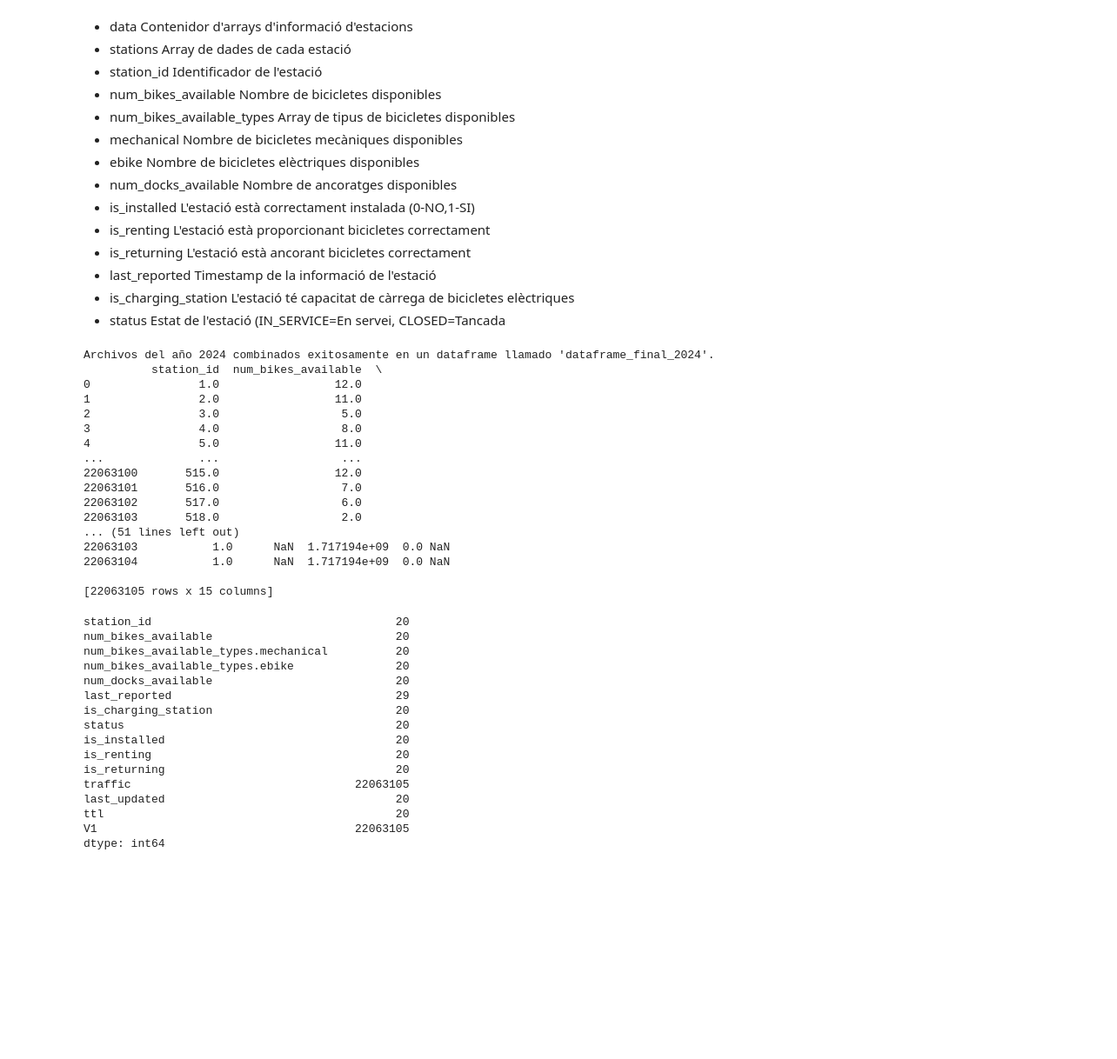
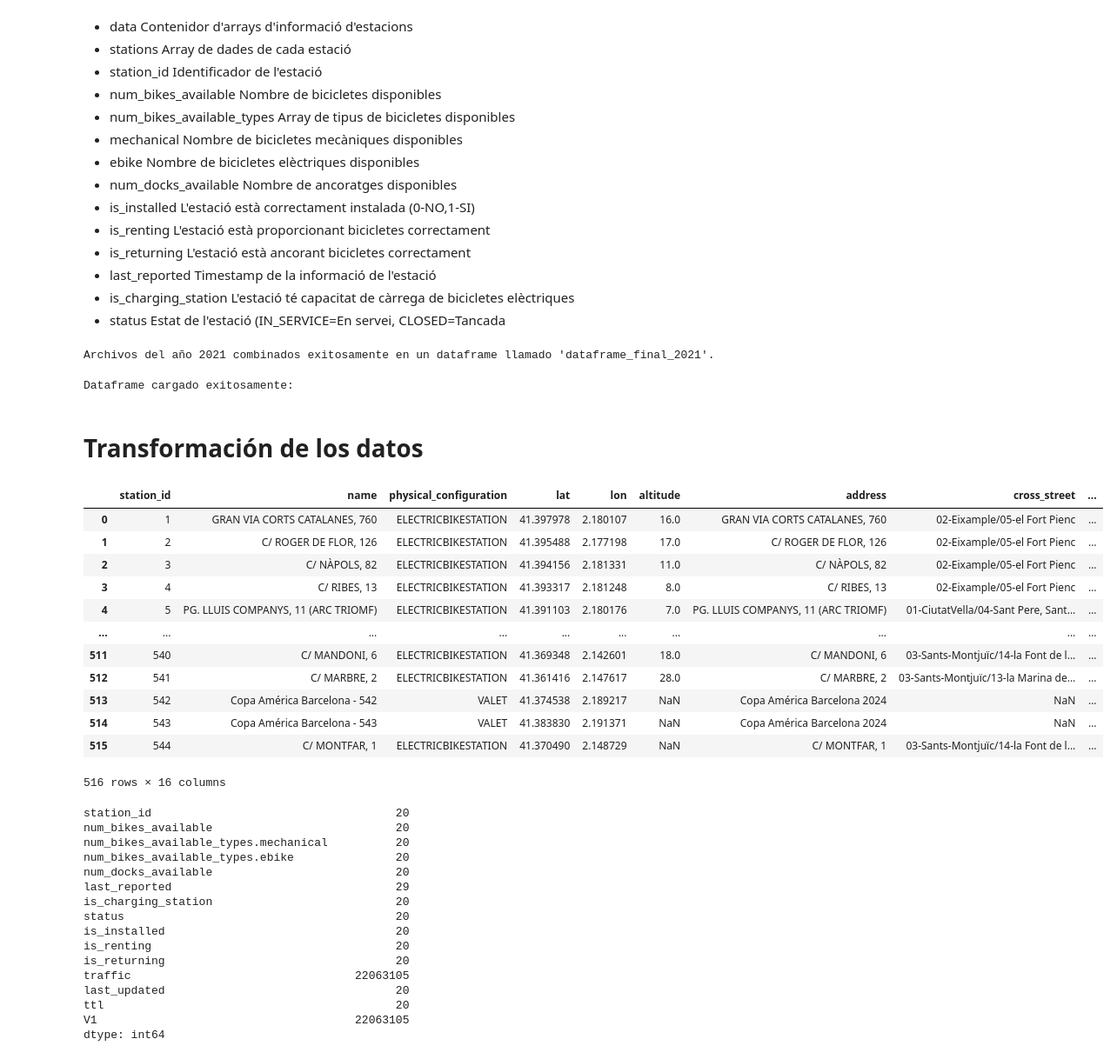
Before and after one commit to Isanagui1818/UB-capston-project, a Jupyter notebook: analisis exploratorio.ipynb, the cells around one changed output. Shown: that part at 87% size. Cells and saved outputs as stored; diff of their text form; code cells hidden in the pictures; blank space fills up the shorter version.

```diff
--- a/analisis exploratorio.ipynb
+++ b/analisis exploratorio.ipynb
@@ -55,25 +55,38 @@ nombre_variable = f"dataframe_final_{año_filtrar}"
 globals()[nombre_variable] = dataframe_final
 
 print(f"Archivos del año {año_filtrar} combinados exitosamente en un dataframe llamado '{nombre_variable}'.")
-print(globals()[nombre_variable])
 # %% [output]
-Archivos del año 2024 combinados exitosamente en un dataframe llamado 'dataframe_final_2024'.
-          station_id  num_bikes_available  \
-0                1.0                 12.0
-1                2.0                 11.0
-2                3.0                  5.0
-3                4.0                  8.0
-4                5.0                 11.0
-...              ...                  ...
-22063100       515.0                 12.0
-22063101       516.0                  7.0
-22063102       517.0                  6.0
-22063103       518.0                  2.0
-... (51 lines left out)
-22063103           1.0      NaN  1.717194e+09  0.0 NaN
-22063104           1.0      NaN  1.717194e+09  0.0 NaN
-
-[22063105 rows x 15 columns]
+Archivos del año 2021 combinados exitosamente en un dataframe llamado 'dataframe_final_2021'.
+# %%
+# Ruta de la carpeta con los archivos CSV
+carpeta_origen = "C:/Users/isana/Desktop/Datos bicing"
+
+# Leer el archivo CSV y guardarlo en un dataframe
+ruta_archivo = os.path.join(carpeta_origen, 'Informacio_Estacions_Bicing_2025.csv')
+Info_bicing_csv = pd.read_csv(ruta_archivo)
+
+# Visualizar el contenido del dataframe
+print("Dataframe cargado exitosamente:")
+# %% [output]
+Dataframe cargado exitosamente:
+# %% [markdown]
+# Transformación de los datos
+# %%
+Info_bicing_csv
+# %% [output]
+|  | station_id | name | physical_configuration | lat | lon | altitude | address | cross_street | ... |
+| 0 | 1 | GRAN VIA CORTS CATALANES, 760 | ELECTRICBIKESTATION | 41.397978 | 2.180107 | 16.0 | GRAN VIA CORTS CATALANES, 760 | 02-Eixample/05-el Fort Pienc | ... |
+| 1 | 2 | C/ ROGER DE FLOR, 126 | ELECTRICBIKESTATION | 41.395488 | 2.177198 | 17.0 | C/ ROGER DE FLOR, 126 | 02-Eixample/05-el Fort Pienc | ... |
+| 2 | 3 | C/ NÀPOLS, 82 | ELECTRICBIKESTATION | 41.394156 | 2.181331 | 11.0 | C/ NÀPOLS, 82 | 02-Eixample/05-el Fort Pienc | ... |
+| 3 | 4 | C/ RIBES, 13 | ELECTRICBIKESTATION | 41.393317 | 2.181248 | 8.0 | C/ RIBES, 13 | 02-Eixample/05-el Fort Pienc | ... |
+| 4 | 5 | PG. LLUIS COMPANYS, 11 (ARC TRIOMF) | ELECTRICBIKESTATION | 41.391103 | 2.180176 | 7.0 | PG. LLUIS COMPANYS, 11 (ARC TRIOMF) | 01-CiutatVella/04-Sant Pere, Sant... | ... |
+| ... | ... | ... | ... | ... | ... | ... | ... | ... | ... |
+| 511 | 540 | C/ MANDONI, 6 | ELECTRICBIKESTATION | 41.369348 | 2.142601 | 18.0 | C/ MANDONI, 6 | 03-Sants-Montjuïc/14-la Font de l... | ... |
+| 512 | 541 | C/ MARBRE, 2 | ELECTRICBIKESTATION | 41.361416 | 2.147617 | 28.0 | C/ MARBRE, 2 | 03-Sants-Montjuïc/13-la Marina de... | ... |
+| 513 | 542 | Copa América Barcelona - 542 | VALET | 41.374538 | 2.189217 | NaN | Copa América Barcelona 2024 | NaN | ... |
+| 514 | 543 | Copa América Barcelona - 543 | VALET | 41.383830 | 2.191371 | NaN | Copa América Barcelona 2024 | NaN | ... |
+| 515 | 544 | C/ MONTFAR, 1 | ELECTRICBIKESTATION | 41.370490 | 2.148729 | NaN | C/ MONTFAR, 1 | 03-Sants-Montjuïc/14-la Font de l... | ... |
+516 rows × 16 columns
 # %%
 # Transformar las dos variables timestamp en formato segundos a formato fecha
 dataframe_final_2024['last_reported']=pd.to_datetime(dataframe_final_2024['last_reported'], unit='s')
```
Also changed, not shown: parts of 1 cell of this notebook.
